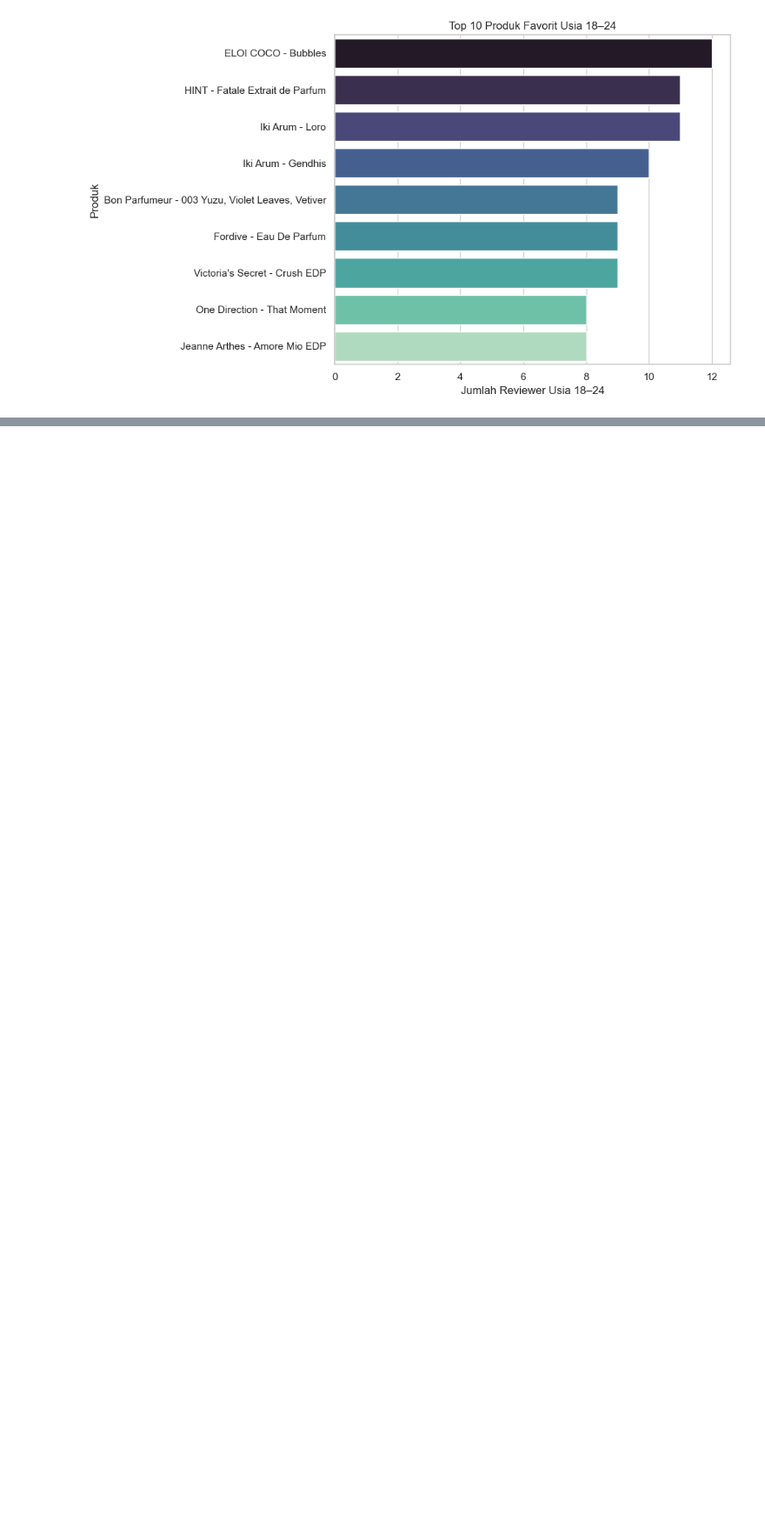
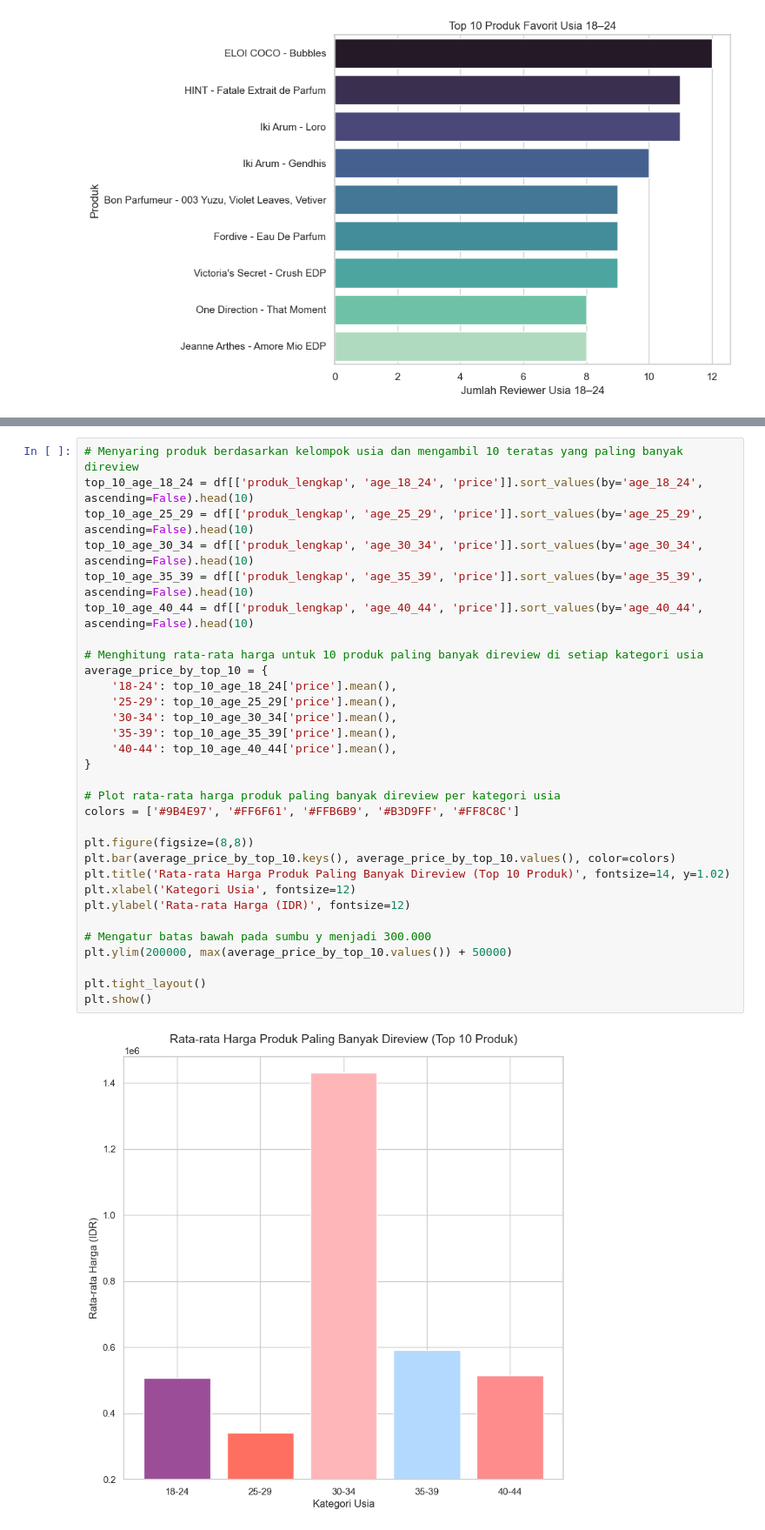
Before and after one commit to FTDS-assignment-bay/p2-final-project-ftds-043-rmt-group-002, a Jupyter notebook: EDA/eda.ipynb, the cells around one changed output, grey strips where cells are left out. Shown at 87% size. Drawn from its saved outputs; the diff is of its cells as text; blank space fills up the shorter version.

```diff
--- a/EDA/eda.ipynb
+++ b/EDA/eda.ipynb
@@ -67,0 +172,33 @@ plt.show()
+# %%
+# Menyaring produk berdasarkan kelompok usia dan mengambil 10 teratas yang paling banyak direview
+top_10_age_18_24 = df[['produk_lengkap', 'age_18_24', 'price']].sort_values(by='age_18_24', ascending=False).head(10)
+top_10_age_25_29 = df[['produk_lengkap', 'age_25_29', 'price']].sort_values(by='age_25_29', ascending=False).head(10)
+top_10_age_30_34 = df[['produk_lengkap', 'age_30_34', 'price']].sort_values(by='age_30_34', ascending=False).head(10)
+top_10_age_35_39 = df[['produk_lengkap', 'age_35_39', 'price']].sort_values(by='age_35_39', ascending=False).head(10)
+top_10_age_40_44 = df[['produk_lengkap', 'age_40_44', 'price']].sort_values(by='age_40_44', ascending=False).head(10)
+
+# Menghitung rata-rata harga untuk 10 produk paling banyak direview di setiap kategori usia
+average_price_by_top_10 = {
+    '18-24': top_10_age_18_24['price'].mean(),
+    '25-29': top_10_age_25_29['price'].mean(),
+    '30-34': top_10_age_30_34['price'].mean(),
+    '35-39': top_10_age_35_39['price'].mean(),
+    '40-44': top_10_age_40_44['price'].mean(),
+}
+
+# Plot rata-rata harga produk paling banyak direview per kategori usia
+colors = ['#9B4E97', '#FF6F61', '#FFB6B9', '#B3D9FF', '#FF8C8C']
+
+plt.figure(figsize=(8,8))
+plt.bar(average_price_by_top_10.keys(), average_price_by_top_10.values(), color=colors)
+plt.title('Rata-rata Harga Produk Paling Banyak Direview (Top 10 Produk)', fontsize=14, y=1.02)
+plt.xlabel('Kategori Usia', fontsize=12)
+plt.ylabel('Rata-rata Harga (IDR)', fontsize=12)
+
+# Mengatur batas bawah pada sumbu y menjadi 300.000
+plt.ylim(200000, max(average_price_by_top_10.values()) + 50000)
+
+plt.tight_layout()
+plt.show()
+# %% [output]
+[figure, added]
```
Also changed, not shown: parts of 10 cells of this notebook, 2 other files.
